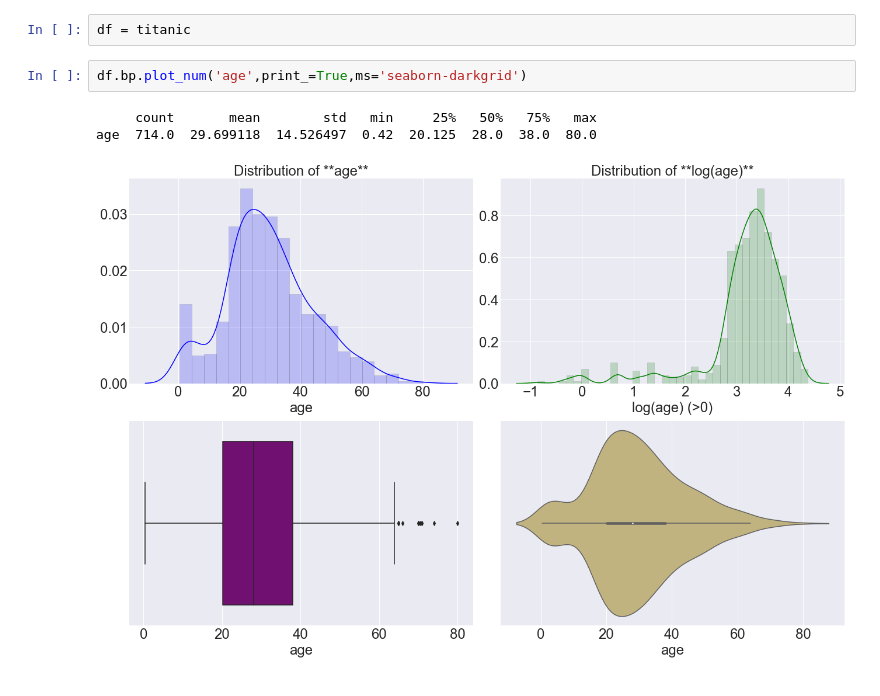
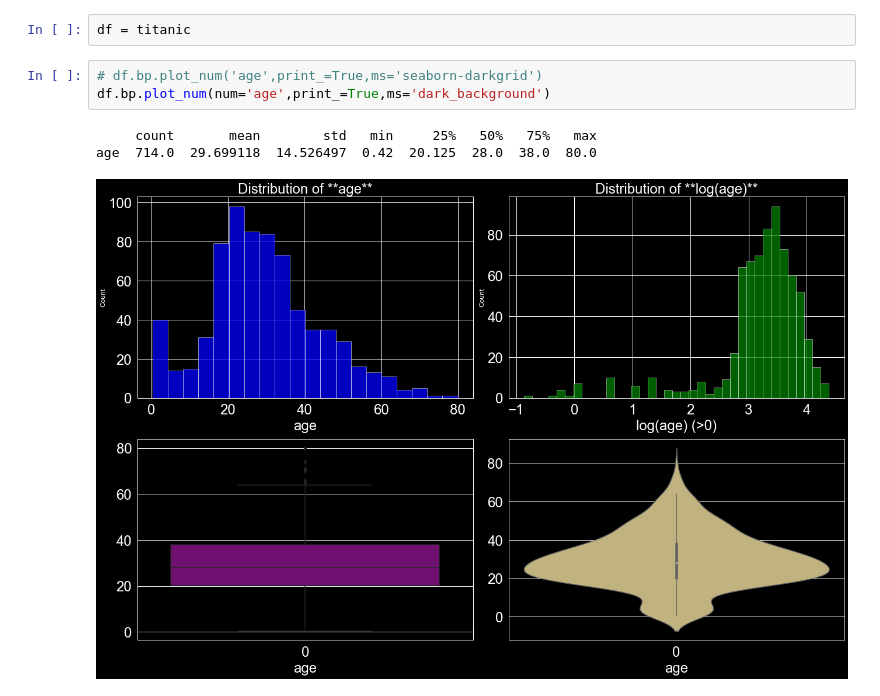
Before and after one commit to bhishanpdl/bp, a Jupyter notebook: examples/pandas_api_num_and_cat.ipynb, the cells around one changed output. Cells and saved outputs as stored; diff of their text form.

```diff
--- a/examples/pandas_api_num_and_cat.ipynb
+++ b/examples/pandas_api_num_and_cat.ipynb
@@ -30,9 +53,10 @@ titanic.head()
 # %%
 df = titanic
 # %%
-df.bp.plot_num('age',print_=True,ms='seaborn-darkgrid')
+# df.bp.plot_num('age',print_=True,ms='seaborn-darkgrid')
+df.bp.plot_num(num='age',print_=True,ms='dark_background')
 # %% [output]
      count       mean        std   min     25%   50%   75%   max
 age  714.0  29.699118  14.526497  0.42  20.125  28.0  38.0  80.0
-[figure, old version]
+[figure, new version]
 # %%
```
Also changed, not shown: parts of 6 cells of this notebook, 14 other files.
